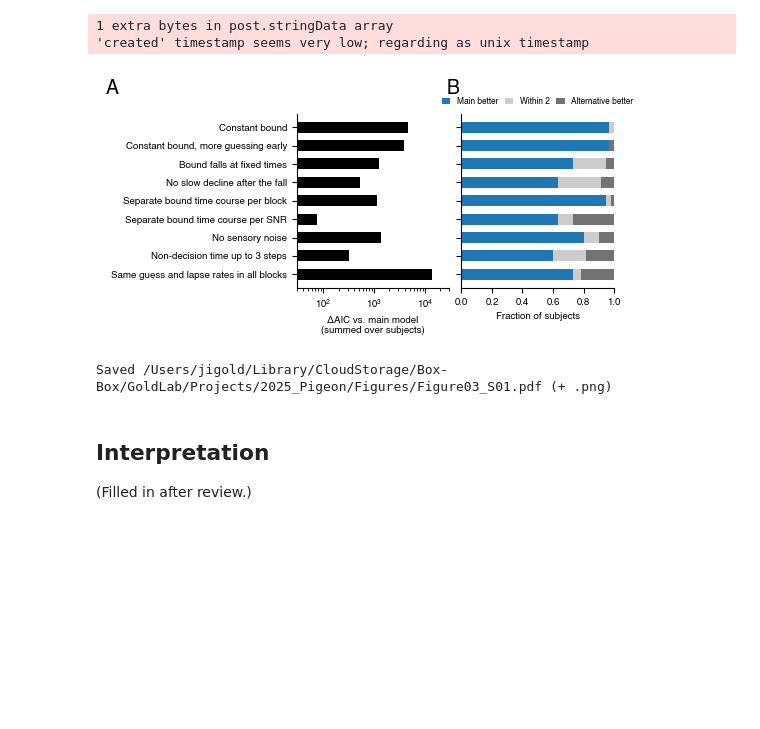
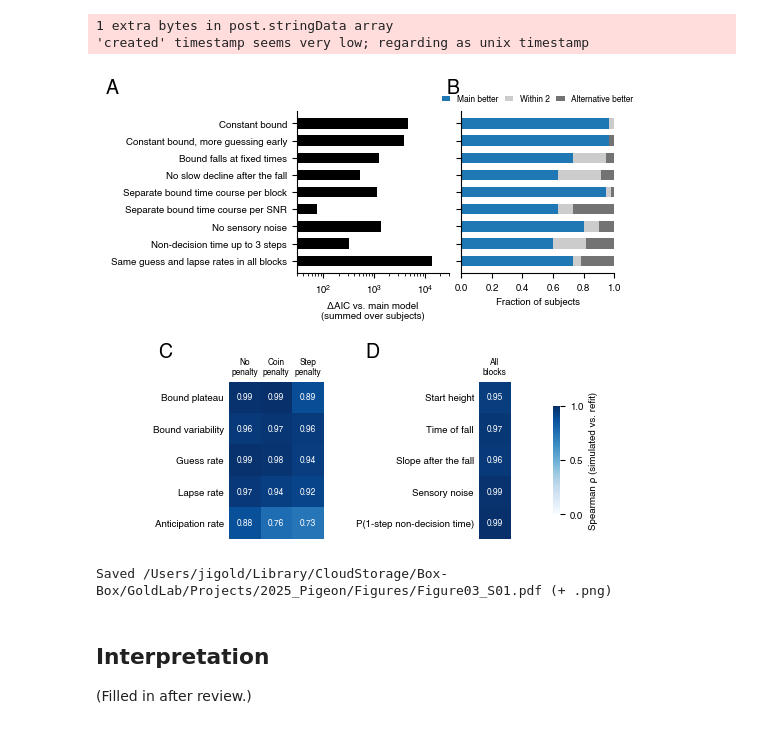
Before and after one commit to TheGoldLab/ms_2026_kalburge_etal_elife, a Jupyter notebook: notebooks/Figure03S01_modelComparison.ipynb, the cells around one changed output. Saved outputs shown, nothing was run; the diff lists cells and outputs as text; code cells hidden in the pictures; blank space fills up the shorter version.

Commit message:
Fold parameter recovery into Figure03S01 (panels C-D); renumber collapse-by-condition -> S4, sequential structure -> S5
Co-Authored-By: Claude Opus 5.5 <noreply@anthropic.com>

```diff
--- a/notebooks/Figure03S01_modelComparison.ipynb
+++ b/notebooks/Figure03S01_modelComparison.ipynb
@@ -105,9 +191,12 @@ MODEL = 'tab:blue'
 
 yy = np.arange(len(VARIANTS))
 
-fig = plt.figure(figsize=(13 * CM, 6.5 * CM))
-gs = gridspec.GridSpec(1, 2, figure=fig, wspace=0.08, left=0.36, right=0.98, bottom=0.17, top=0.85)
-ax_a, ax_b = fig.add_subplot(gs[0]), fig.add_subplot(gs[1])
+fig = plt.figure(figsize=(13 * CM, 12.5 * CM))
+gs_top = gridspec.GridSpec(1, 2, figure=fig, wspace=0.08, left=0.36, right=0.98, bottom=0.6, top=0.93)
+ax_a, ax_b = fig.add_subplot(gs_top[0]), fig.add_subplot(gs_top[1])
+gs_bot = gridspec.GridSpec(1, 2, figure=fig, width_ratios=[3, 1], wspace=2.2, left=0.22, right=0.78, bottom=0.06,
+                           top=0.38)
+ax_c, ax_d = fig.add_subplot(gs_bot[0]), fig.add_subplot(gs_bot[1])
 
 ax_a.barh(yy, comp['ΔAIC total'], color='k', height=0.6)
 ax_a.set_xscale('log')
@@ -116,34 +205,59 @@ ax_a.set_yticks(yy)
 ax_a.set_yticklabels(list(VARIANTS.values()))
 ax_a.invert_yaxis()
 ax_a.set_xlabel('ΔAIC vs. main model\n(summed over subjects)')
 
 left = np.zeros(len(VARIANTS))
 for col, color in (('main better', MODEL), ('within 2', '0.8'), ('alternative better', '0.45')):
     w = comp[col].to_numpy()
     ax_b.barh(yy, w, left=left, color=color, height=0.6, label=col.capitalize())
     left += w
 ax_b.set_xlim(0, 1)
 ax_b.set_yticks(yy)
 ax_b.set_yticklabels([])
 ax_b.invert_yaxis()
 ax_b.set_xlabel('Fraction of subjects')
 ax_b.legend(fontsize=6, frameon=False, loc='lower center', bbox_to_anchor=(0.5, 1.0), ncol=3,
             handlelength=1, columnspacing=0.8)
 
 for ax in (ax_a, ax_b):
     ax.spines[['top', 'right']].set_visible(False)
+CMAP = 'Blues'
+
+def _heatmap(ax, values, ylabels, xlabels):
+    im = ax.imshow(values, cmap=CMAP, vmin=0, vmax=1, aspect='equal')
+    for (i, j), v in np.ndenumerate(values):
+        ax.text(j, i, f'{v:.2f}'.replace('-', '\u2212'), ha='center', va='center', fontsize=6,
+                color='w' if v > 0.6 else 'k')
+    ax.set_yticks(range(len(ylabels)), ylabels)
+    ax.set_xticks(range(len(xlabels)), xlabels, fontsize=6)
+    ax.xaxis.tick_top()
+    ax.tick_params(length=0)
+    for s in ax.spines.values():
+        s.set_visible(False)
+    return im
+
+_heatmap(ax_c, rho_block.to_numpy(), list(PER_BLOCK.values()), [BLOCK_TITLES[b].replace(' ', '\n') for b in BLOCKS])
+im = _heatmap(ax_d, rho_shared.to_numpy()[:, None], list(SHARED.values()), ['All\nblocks'])
+fig.canvas.draw()
+pos = ax_d.get_position()
+cax = fig.add_axes([0.86, pos.y0 + 0.05, 0.015, pos.height - 0.1])
+cb = fig.colorbar(im, cax=cax, ticks=[0, 0.5, 1])
+cb.set_label('Spearman ρ (simulated vs. refit)')
+cb.outline.set_visible(False)
 add_panel_label(ax_a, 'A', dx=-1.25, dy=1.2)
 add_panel_label(ax_b, 'B', dx=-0.1, dy=1.2)
+add_panel_label(ax_c, 'C', dx=-0.75, dy=1.25)
+add_panel_label(ax_d, 'D', dx=-3.6, dy=1.25)
 
 out = FIGURES_DIR / 'Figure03_S01.pdf'
 fig.savefig(out, dpi=300, bbox_inches='tight')
 fig.savefig(out.with_suffix('.png'), dpi=300, bbox_inches='tight')
 plt.show()
 print(f'Saved {out} (+ .png)')
 # %% [output]
 1 extra bytes in post.stringData array
 'created' timestamp seems very low; regarding as unix timestamp
-[figure, old version]
+[figure, new version]
 Saved /Users/jigold/Library/CloudStorage/Box-Box/GoldLab/Projects/2025_Pigeon/Figures/Figure03_S01.pdf (+ .png)
 # %% [markdown]
 ## Interpretation
```
Also changed, not shown: parts of 3 cells of this notebook, 4 other files.
